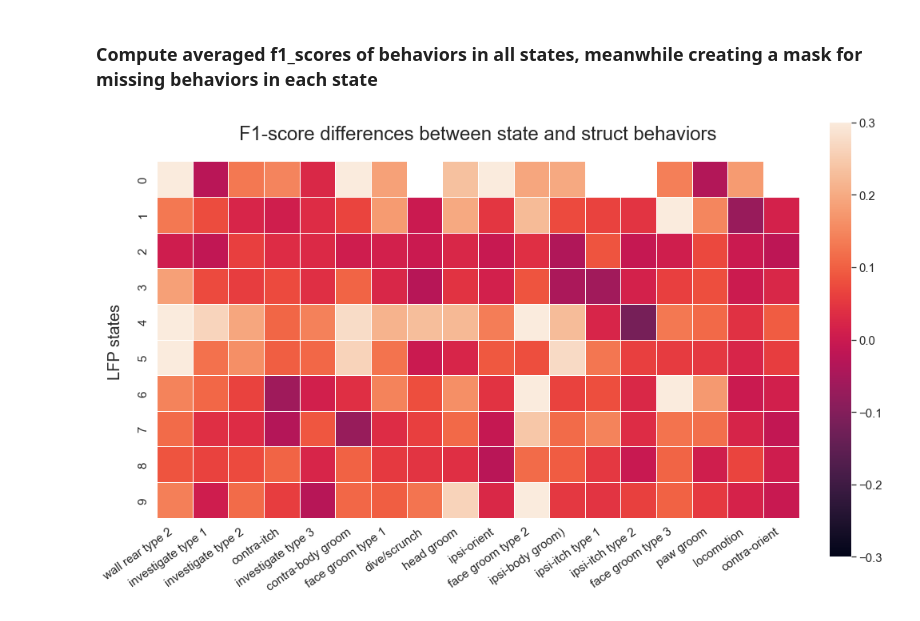
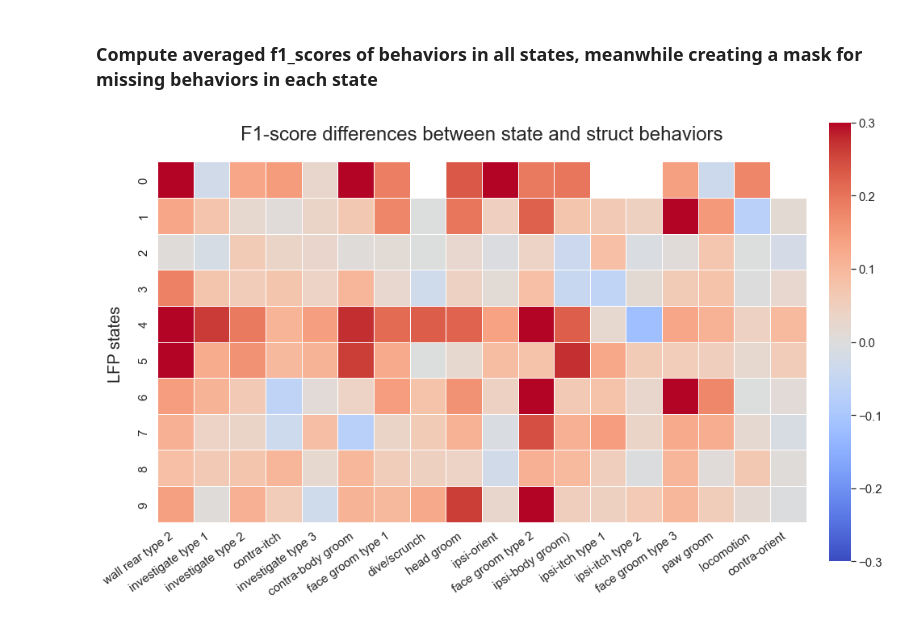
Before and after one commit to zhaizhongyuan/hmm_neural_decoding, a Jupyter notebook: notebooks/lfp_state_decoding/lfp_bp_welch_umap_hdbscan_rf/lfp_bp_welch_umap_hdbscan_rf_pipeline.ipynb, the cells around one changed output. Drawn from its saved outputs; the diff is of its cells as text; code cells hidden in the pictures.

Commit message:
f1_score violin_plot & heatmap

```diff
--- a/notebooks/lfp_state_decoding/lfp_bp_welch_umap_hdbscan_rf/lfp_bp_welch_umap_hdbscan_rf_pipeline.ipynb
+++ b/notebooks/lfp_state_decoding/lfp_bp_welch_umap_hdbscan_rf/lfp_bp_welch_umap_hdbscan_rf_pipeline.ipynb
@@ -517,13 +517,13 @@ for state_idx in np.unique(predict_naive):
 existing_behav_mask = np.vstack(existing_behav_mask_list)
 # %%
 fig = plt.figure(figsize=(18, 10))
-ax = sns.heatmap(f1_score_diff_arr, vmin=-0.3, vmax=.3, linewidths=1, square=True, mask=~existing_behav_mask, xticklabels=behav_names_mod[behavior_of_interest_0], cbar_kws={'shrink': 1, 'anchor':(-0.1, 0.4)})
+ax = sns.heatmap(f1_score_diff_arr, vmin=-0.3, vmax=.3, linewidths=1, square=True, mask=~existing_behav_mask, xticklabels=behav_names_mod[behavior_of_interest_0], cbar_kws={'shrink': 1, 'anchor':(-0.18, 0)}, cmap='coolwarm')
 cbar = ax.collections[0].colorbar
 cbar.ax.tick_params(labelsize=15)
 plt.xticks(rotation=35, ha='right', fontsize=15)
 plt.yticks(fontsize=15)
 fig.text(0.085, 0.5, 'LFP states', ha='center', va='center', rotation='vertical', fontsize=20)
 fig.text(0.435, 0.86, 'F1-score differences between state and struct behaviors', ha='center', va='center', fontsize=24)
 plt.show()
 # %% [output]
-[figure, old version]
+[figure, new version]
```
